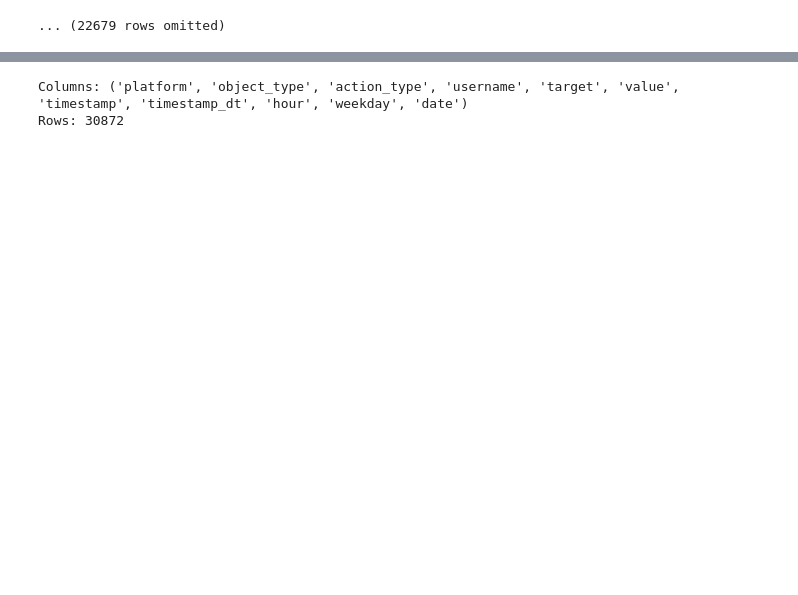
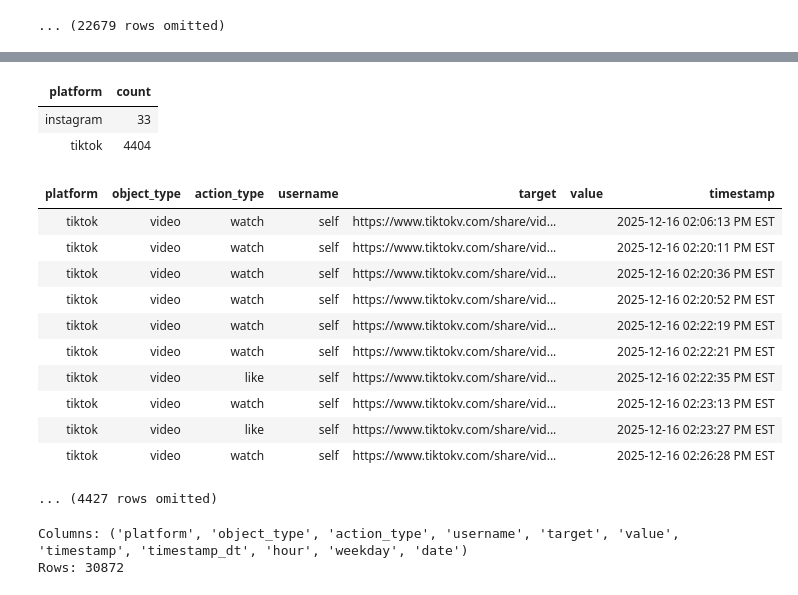
Before and after one commit to lujiec2020/TEEM2, a Jupyter notebook: analysis.ipynb, the cells around one changed output, grey strips where cells are left out. Saved outputs shown, nothing was run; the diff lists cells and outputs as text; code cells hidden in the pictures; blank space fills up the shorter version.

```diff
--- a/analysis.ipynb
+++ b/analysis.ipynb
@@ -166,3 +316,31 @@ Rows: 30872
+# %%
+from social_media_parser.parsers import social_media_events
+
+combo = social_media_events(
+    "data",
+    "data/user_data_tiktok.json",
+    tz="America/New_York",
+    start_date="12-16-2025",
+    end_date="1-8-2026"
+)
+combo.group("platform").show()
+combo.show(10)
+# %% [output]
+| platform | count |
+| instagram | 33 |
+| tiktok | 4404 |
+| platform | object_type | action_type | username | target | value | timestamp |
+| tiktok | video | watch | self | https://www.tiktokv.com/share/vid... |  | 2025-12-16 02:06:13 PM EST |
+| tiktok | video | watch | self | https://www.tiktokv.com/share/vid... |  | 2025-12-16 02:20:11 PM EST |
+| tiktok | video | watch | self | https://www.tiktokv.com/share/vid... |  | 2025-12-16 02:20:36 PM EST |
+| tiktok | video | watch | self | https://www.tiktokv.com/share/vid... |  | 2025-12-16 02:20:52 PM EST |
+| tiktok | video | watch | self | https://www.tiktokv.com/share/vid... |  | 2025-12-16 02:22:19 PM EST |
+| tiktok | video | watch | self | https://www.tiktokv.com/share/vid... |  | 2025-12-16 02:22:21 PM EST |
+| tiktok | video | like | self | https://www.tiktokv.com/share/vid... |  | 2025-12-16 02:22:35 PM EST |
+| tiktok | video | watch | self | https://www.tiktokv.com/share/vid... |  | 2025-12-16 02:23:13 PM EST |
+| tiktok | video | like | self | https://www.tiktokv.com/share/vid... |  | 2025-12-16 02:23:27 PM EST |
+| tiktok | video | watch | self | https://www.tiktokv.com/share/vid... |  | 2025-12-16 02:26:28 PM EST |
+... (4427 rows omitted)
 # %%
 # --- TikTok quick test cell (paste into analysis.ipynb) ---
 
```
Also changed, not shown: parts of 2 cells of this notebook, 4 other files.
